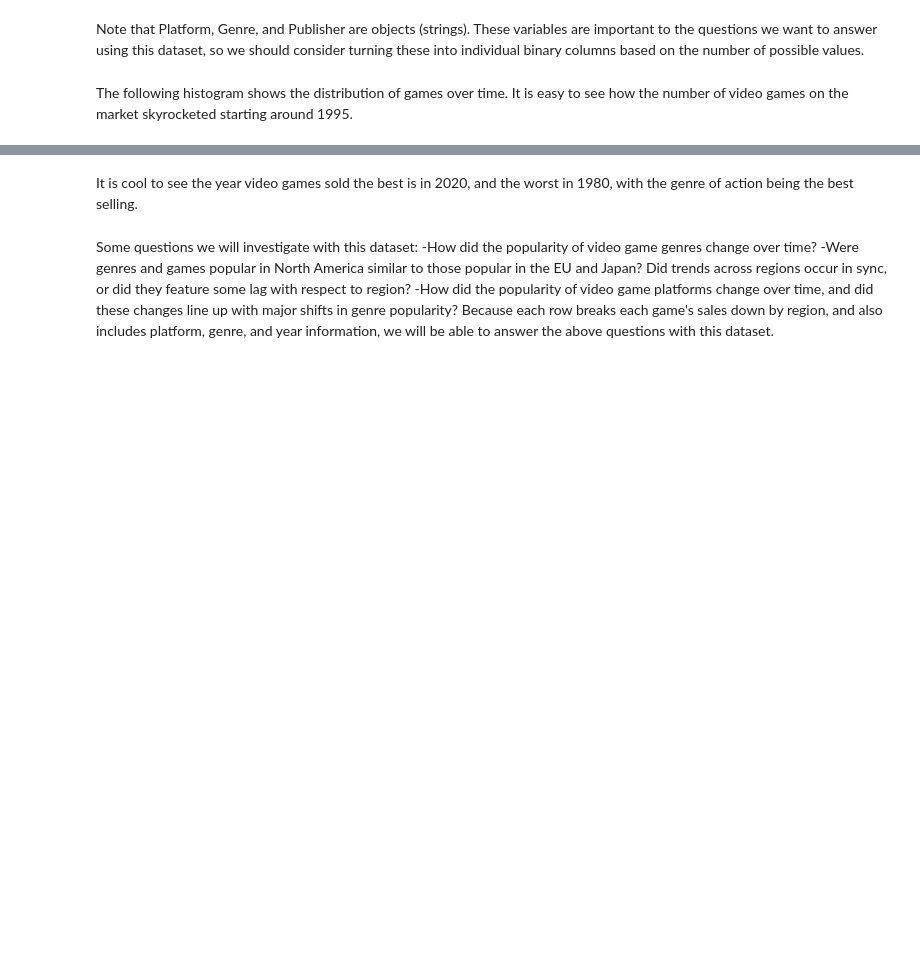
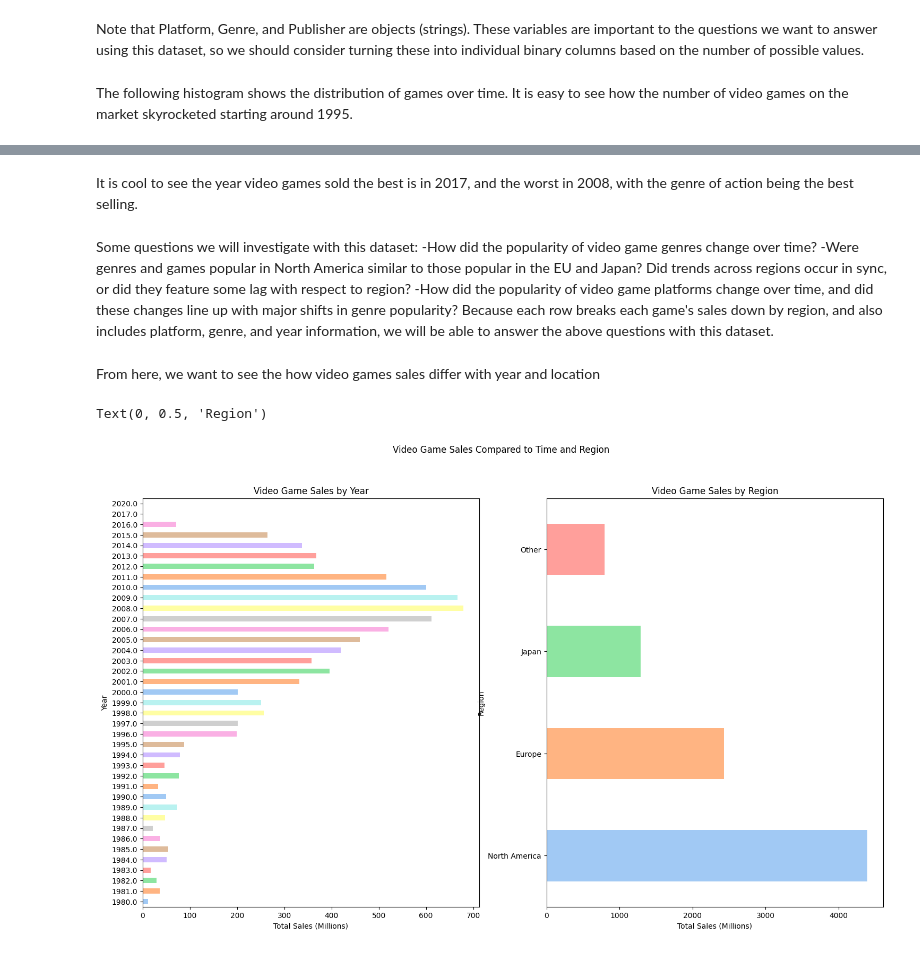
Before and after one commit to 21percentme/21percentme.github.io, a Jupyter notebook: Milestone1.ipynb, the cells around one changed output, grey strips where cells are left out. Saved outputs shown, nothing was run; the diff lists cells and outputs as text; code cells hidden in the pictures; blank space fills up the shorter version.

Commit message:
added two graphs

```diff
--- a/Milestone1.ipynb
+++ b/Milestone1.ipynb
@@ -167,9 +192,32 @@ Puzzle           570
 Name: count, dtype: int64
 # %% [markdown]
-It is cool to see the year video games sold the best is in 2020, and the worst in 1980, with the genre of action being the best selling.
+It is cool to see the year video games sold the best is in 2017, and the worst in 2008, with the genre of action being the best selling.
 # %% [markdown]
 Some questions we will investigate with this dataset:
 -How did the popularity of video game genres change over time?
 -Were genres and games popular in North America similar to those popular in the EU and Japan? Did trends across regions occur in sync, or did they feature some lag with respect to region?
 -How did the popularity of video game platforms change over time, and did these changes line up with major shifts in genre popularity?
 Because each row breaks each game's sales down by region, and also includes platform, genre, and year information, we will be able to answer the above questions with this dataset.
+# %% [markdown]
+From here, we want to see the how video games sales differ with year and location
+# %%
+#rename columns for regions to be more intuitive
+games = games.rename(columns={'Other_Sales': "Other", "JP_Sales": "Japan", "EU_Sales":"Europe", "NA_Sales":"North America"})
+#group the global sales by year to see sales by year
+years = games.groupby('Year')['Global_Sales'].sum()
+#drop every column except for region, so we get sales per region
+location = games.drop(columns=["Rank", "Year", "Global_Sales", "Platform", "Name", "Genre", "Publisher"]).sum()
+
+#create sbplots to plot two plots at the same time
+fig, (ax1, ax2) = plt.subplots(1, 2, figsize = (18,10))
+fig.suptitle('Video Game Sales Compared to Time and Region')
+
+years.plot(kind = 'barh', color = sns.color_palette("pastel"), title = "Video Game Sales by Year", ax = ax1)
+ax1.set_xlabel("Total Sales (Millions)")
+ax1.set_ylabel("Year")
+location.plot(kind = 'barh', color = sns.color_palette("pastel"), title = "Video Game Sales by Region", ax = ax2)
+ax2.set_xlabel("Total Sales (Millions)")
+ax2.set_ylabel("Region")
+# %% [output]
+Text(0, 0.5, 'Region')
+[figure, added]
```
Also changed, not shown: parts of 38 cells of this notebook.
